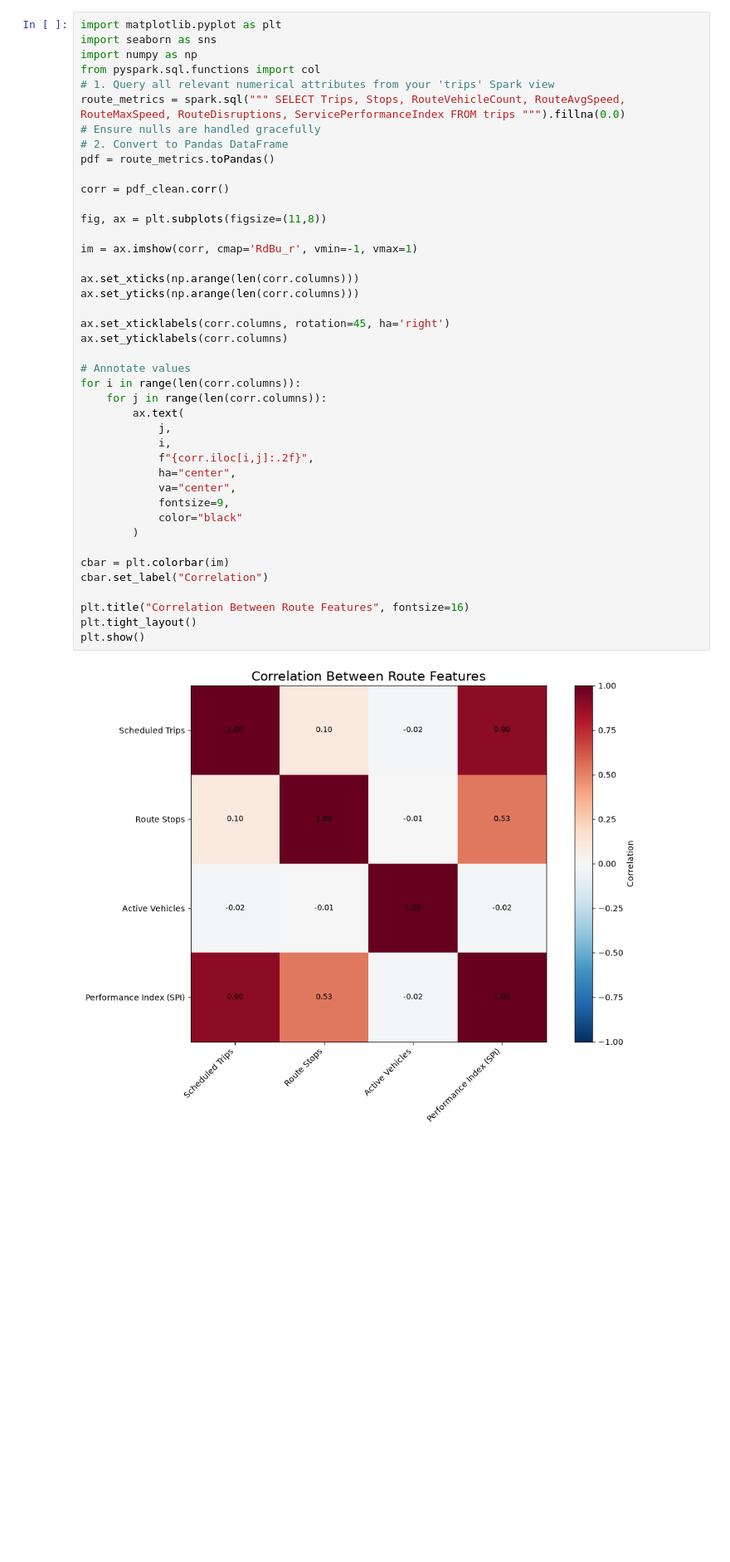
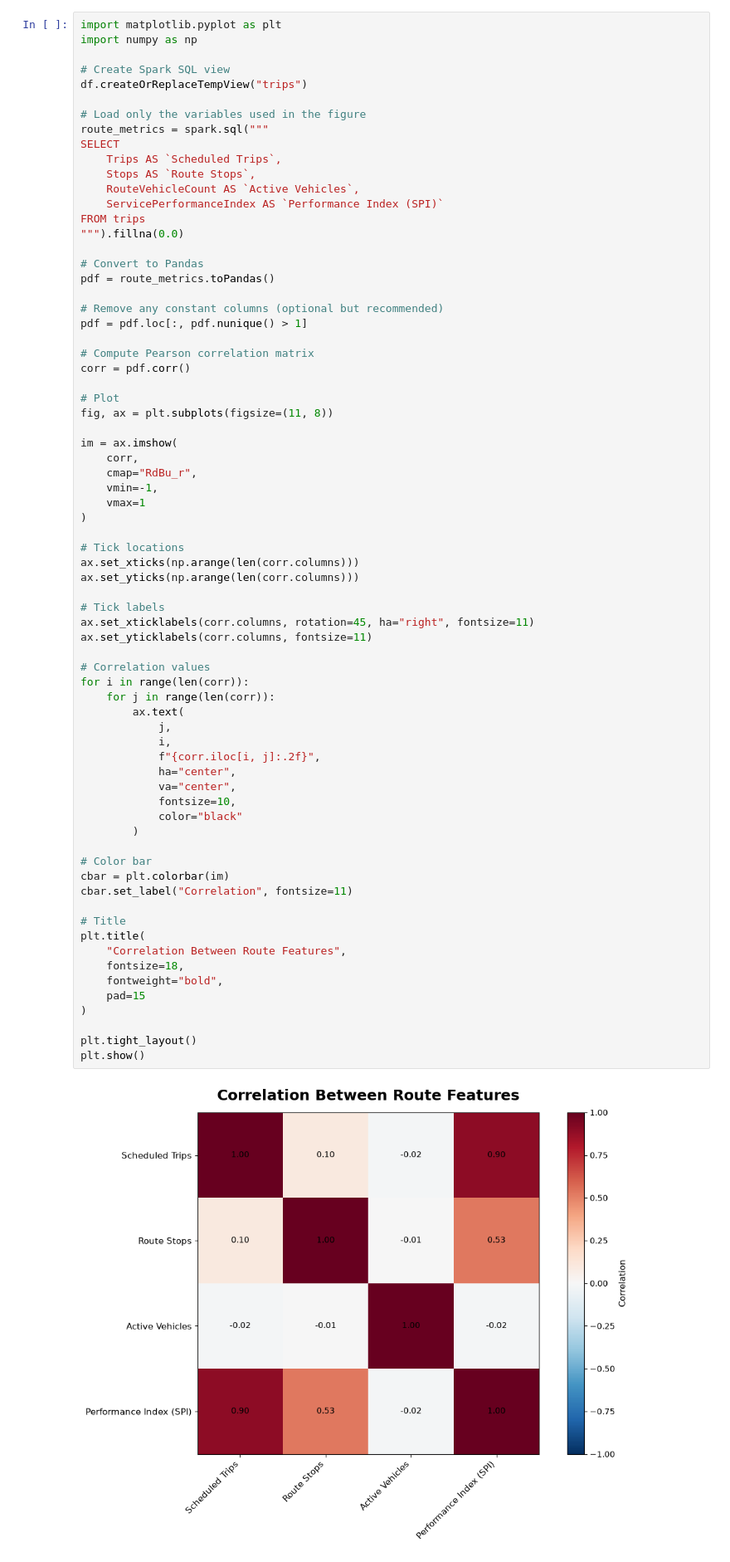
Before and after one commit to bgprogrammer909/Benchmarking-UK-Bus-Operator-Performance-, a Jupyter notebook: code/Notebook_2_EDA.ipynb, the cells around one changed output. Shown at 83% size. Drawn from its saved outputs; the diff is of its cells as text; blank space fills up the shorter version.

```diff
--- a/code/Notebook_2_EDA.ipynb
+++ b/code/Notebook_2_EDA.ipynb
@@ -68,46 +68,75 @@ for col_name in target_cols:
 +----------------------------+------------------------------+---------------------------+----------------------------+--------------------------------+
 # %%
 import matplotlib.pyplot as plt
-import seaborn as sns
 import numpy as np
-from pyspark.sql.functions import col
-# 1. Query all relevant numerical attributes from your 'trips' Spark view
-route_metrics = spark.sql(""" SELECT Trips, Stops, RouteVehicleCount, RouteAvgSpeed, RouteMaxSpeed, RouteDisruptions, ServicePerformanceIndex FROM trips """).fillna(0.0)
-# Ensure nulls are handled gracefully
-# 2. Convert to Pandas DataFrame
+
+# Create Spark SQL view
+df.createOrReplaceTempView("trips")
+
+# Load only the variables used in the figure
+route_metrics = spark.sql("""
+SELECT
+    Trips AS `Scheduled Trips`,
+    Stops AS `Route Stops`,
+    RouteVehicleCount AS `Active Vehicles`,
+    ServicePerformanceIndex AS `Performance Index (SPI)`
+FROM trips
+""").fillna(0.0)
+
+# Convert to Pandas
 pdf = route_metrics.toPandas()
 
-corr = pdf_clean.corr()
+# Remove any constant columns (optional but recommended)
+pdf = pdf.loc[:, pdf.nunique() > 1]
 
-fig, ax = plt.subplots(figsize=(11,8))
+# Compute Pearson correlation matrix
+corr = pdf.corr()
 
-im = ax.imshow(corr, cmap='RdBu_r', vmin=-1, vmax=1)
+# Plot
+fig, ax = plt.subplots(figsize=(11, 8))
 
+im = ax.imshow(
+    corr,
+    cmap="RdBu_r",
+    vmin=-1,
+    vmax=1
+)
+
+# Tick locations
 ax.set_xticks(np.arange(len(corr.columns)))
 ax.set_yticks(np.arange(len(corr.columns)))
 
-ax.set_xticklabels(corr.columns, rotation=45, ha='right')
-ax.set_yticklabels(corr.columns)
+# Tick labels
+ax.set_xticklabels(corr.columns, rotation=45, ha="right", fontsize=11)
+ax.set_yticklabels(corr.columns, fontsize=11)
 
-# Annotate values
-for i in range(len(corr.columns)):
-    for j in range(len(corr.columns)):
+# Correlation values
+for i in range(len(corr)):
+    for j in range(len(corr)):
         ax.text(
             j,
             i,
-            f"{corr.iloc[i,j]:.2f}",
+            f"{corr.iloc[i, j]:.2f}",
             ha="center",
             va="center",
-            fontsize=9,
+            fontsize=10,
             color="black"
         )
 
+# Color bar
 cbar = plt.colorbar(im)
-cbar.set_label("Correlation")
+cbar.set_label("Correlation", fontsize=11)
 
-plt.title("Correlation Between Route Features", fontsize=16)
+# Title
+plt.title(
+    "Correlation Between Route Features",
+    fontsize=18,
+    fontweight="bold",
+    pad=15
+)
+
 plt.tight_layout()
 plt.show()
 # %% [output]
-[figure, old version]
+[figure, new version]
 # %%
```
Also changed, not shown: parts of 1 cell of this notebook, 1 other file.
